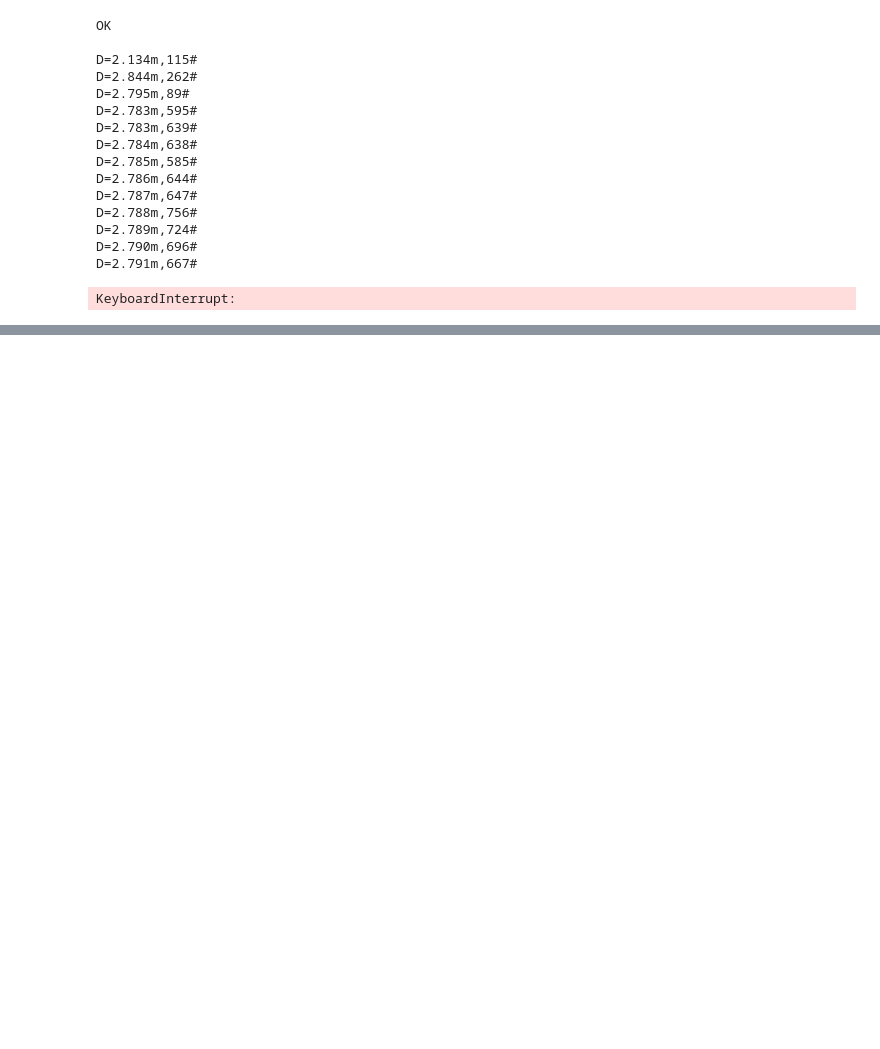
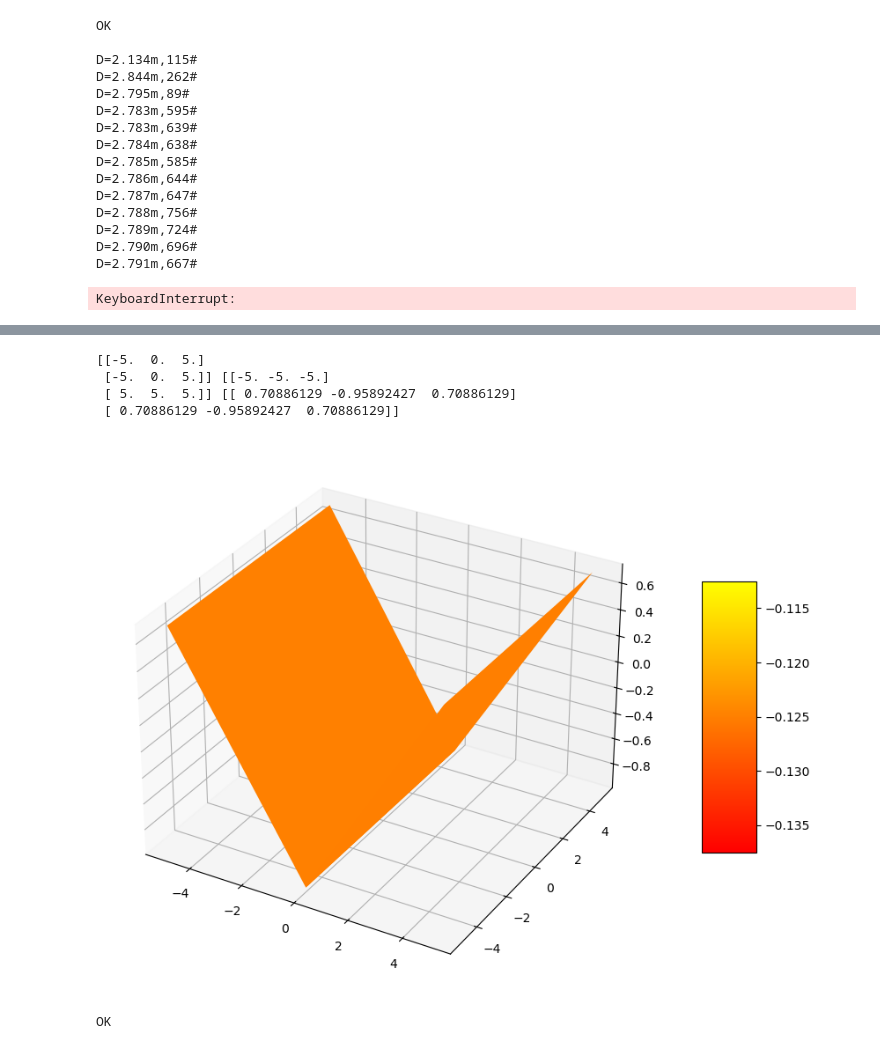
Before and after one commit to SophistGuaPi/laser-radar-project, a Jupyter notebook: test1.ipynb, the cells around one changed output, grey strips where cells are left out. Drawn from its saved outputs; the diff is of its cells as text; code cells hidden in the pictures; blank space fills up the shorter version.

```diff
--- a/test1.ipynb
+++ b/test1.ipynb
@@ -57,0 +89,45 @@ KeyboardInterrupt:
+# %%
+# ****************** 3d图中绘制曲面图 ******************
+# 在3d坐标轴对象下使用plot_surface方法
+from mpl_toolkits.mplot3d import axes3d # Axes3D写作axes3d也可以
+import matplotlib.pyplot as plt
+from matplotlib import cm
+import numpy as np
+fig = plt.figure(figsize=(16,8))
+ax1 = fig.add_subplot(1,1,1,projection = "3d")
+x = np.linspace(-5,5,3)
+y = np.linspace(-5,5,2)
+X,Y = np.meshgrid(x,y) # X和Y需要是二维数组
+Z = np.sin(np.sqrt(X**2+Y**2))
+print(X,Y,Z)
+surf = ax1.plot_surface(X, Y, Z, cmap=cm.autumn)
+"""
+其余参数：
+rcount:为沿行方向绘制网格的数目
+ccount:为沿列方向绘制网格的数目
+cmap:设定配色板（可直接调用matplotlib.cm中的配色板，如autumn,autumn_r，coolwarm等等）
+color:设定颜色
+
+"""
+
+fig.colorbar(surf, shrink=0.5, aspect=5)
+plt.show()
+# %% [output]
+[[-5.  0.  5.]
+ [-5.  0.  5.]] [[-5. -5. -5.]
+ [ 5.  5.  5.]] [[ 0.70886129 -0.95892427  0.70886129]
+ [ 0.70886129 -0.95892427  0.70886129]]
+[figure, added]
+# %%
+import laser_measurement.measurement as measurement
+port = '/dev/ttyUSB0'  # 串口设备路径
+
+# 打开串口
+ser = measurement.measure(port)
+
+# 初始化激光器
+ser.init_write()
+ser.mode = "fast auto"
+ser.write_serial()
+# %% [output]
+OK
```
Also changed, not shown: parts of 4 cells of this notebook, 4 other files.
